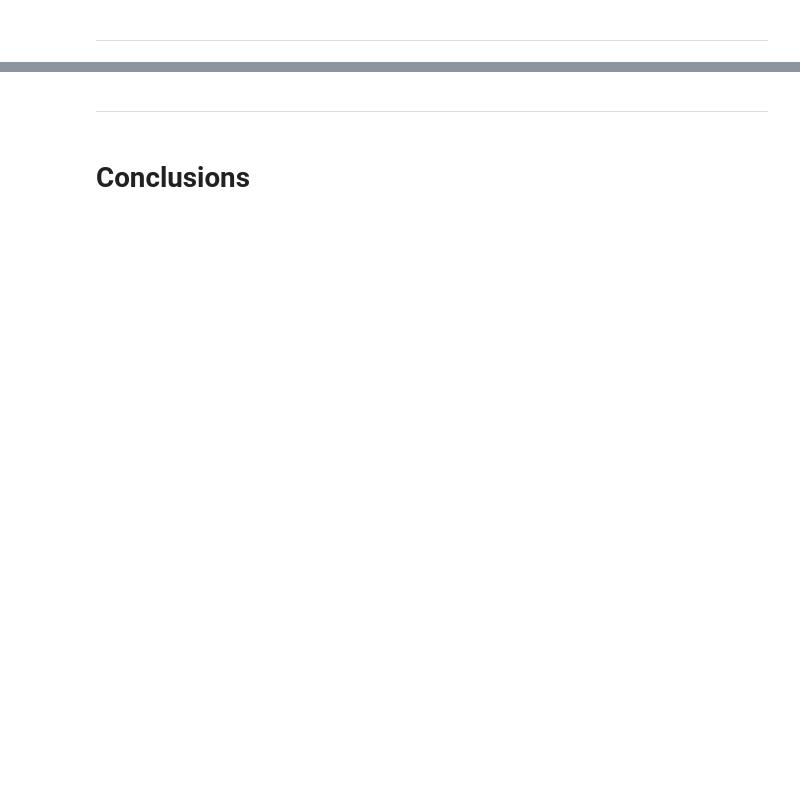
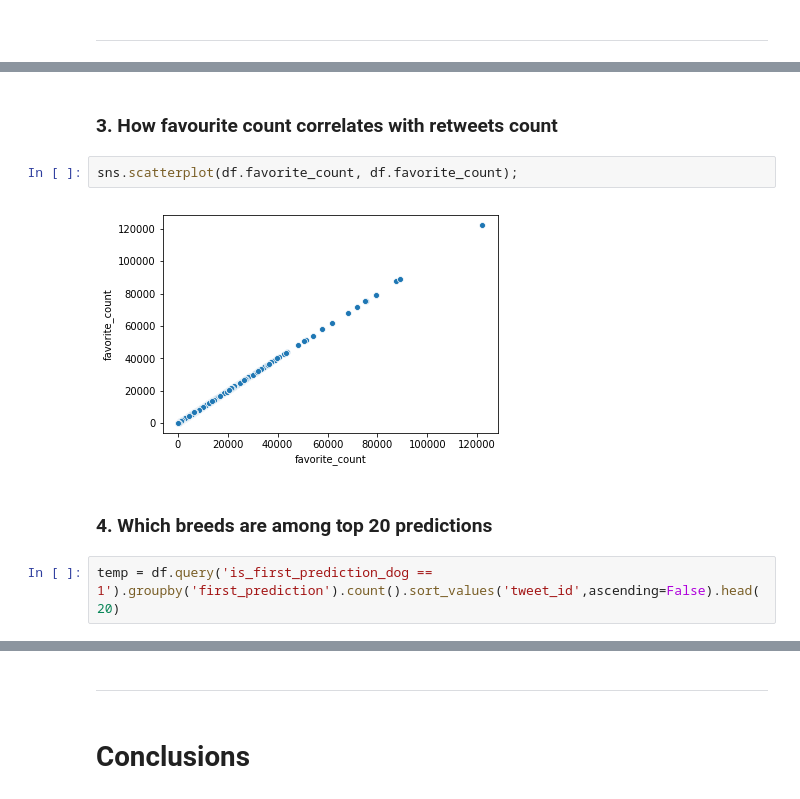
Before and after one commit to hamidkhbl/Twitter_account_data_analysis, a Jupyter notebook: wrangle_act.ipynb, the cells around one changed output, grey strips where cells are left out. Saved outputs shown, nothing was run; the diff lists cells and outputs as text; blank space fills up the shorter version.

```diff
--- a/wrangle_act.ipynb
+++ b/wrangle_act.ipynb
@@ -900,0 +902,10 @@ ______________________________________
+# %% [markdown]
+### 3. How favourite count correlates with retweets count
+# %%
+sns.scatterplot(df.favorite_count, df.favorite_count);
+# %% [output]
+[figure, added]
+# %% [markdown]
+### 4. Which breeds are among top 20 predictions
+# %%
+temp = df.query('is_first_prediction_dog == 1').groupby('first_prediction').count().sort_values('tweet_id',ascending=False).head(20)
```
Also changed, not shown: parts of 28 cells of this notebook.
